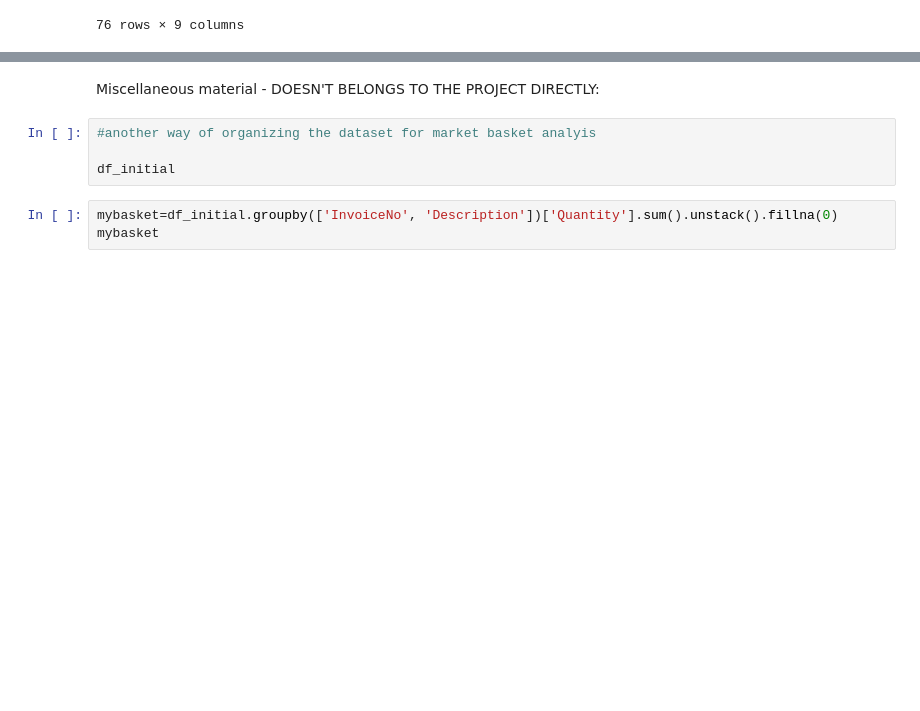
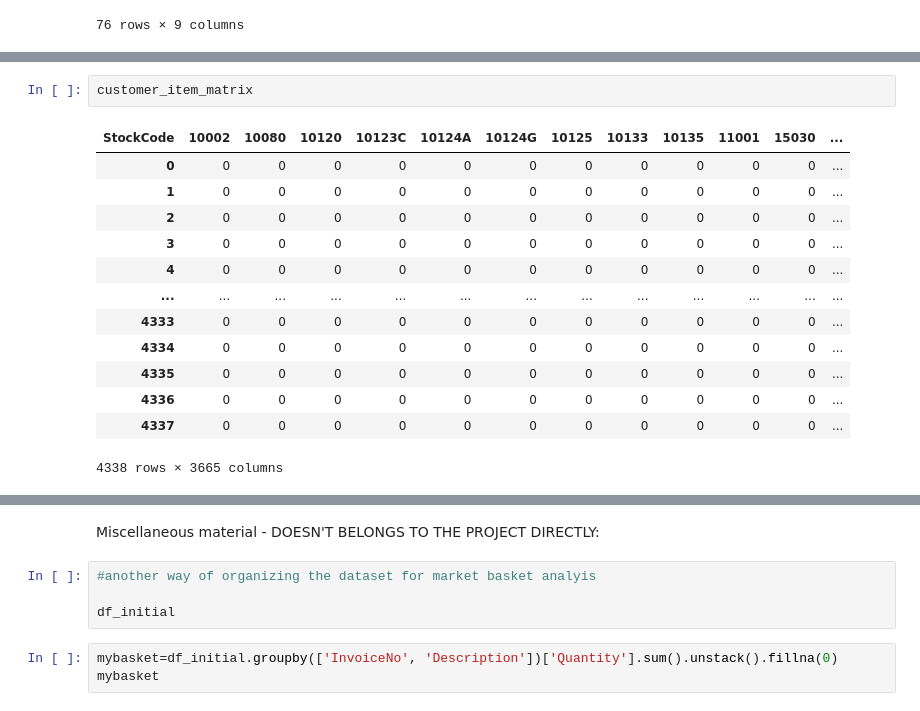
Before and after one commit to vbanai/ML-Technics-in-Retail, a Jupyter notebook: Comprehensive_ecommerce_analysis.ipynb, the cells around one changed output, grey strips where cells are left out. Saved outputs shown, nothing was run; the diff lists cells and outputs as text; blank space fills up the shorter version.

```diff
--- a/Comprehensive_ecommerce_analysis.ipynb
+++ b/Comprehensive_ecommerce_analysis.ipynb
@@ -1167,0 +1271,16 @@ rules
+# %%
+customer_item_matrix
+# %% [output]
+| StockCode | 10002 | 10080 | 10120 | 10123C | 10124A | 10124G | 10125 | 10133 | 10135 | 11001 | 15030 | ... |
+| 0 | 0 | 0 | 0 | 0 | 0 | 0 | 0 | 0 | 0 | 0 | 0 | ... |
+| 1 | 0 | 0 | 0 | 0 | 0 | 0 | 0 | 0 | 0 | 0 | 0 | ... |
+| 2 | 0 | 0 | 0 | 0 | 0 | 0 | 0 | 0 | 0 | 0 | 0 | ... |
+| 3 | 0 | 0 | 0 | 0 | 0 | 0 | 0 | 0 | 0 | 0 | 0 | ... |
+| 4 | 0 | 0 | 0 | 0 | 0 | 0 | 0 | 0 | 0 | 0 | 0 | ... |
+| ... | ... | ... | ... | ... | ... | ... | ... | ... | ... | ... | ... | ... |
+| 4333 | 0 | 0 | 0 | 0 | 0 | 0 | 0 | 0 | 0 | 0 | 0 | ... |
+| 4334 | 0 | 0 | 0 | 0 | 0 | 0 | 0 | 0 | 0 | 0 | 0 | ... |
+| 4335 | 0 | 0 | 0 | 0 | 0 | 0 | 0 | 0 | 0 | 0 | 0 | ... |
+| 4336 | 0 | 0 | 0 | 0 | 0 | 0 | 0 | 0 | 0 | 0 | 0 | ... |
+| 4337 | 0 | 0 | 0 | 0 | 0 | 0 | 0 | 0 | 0 | 0 | 0 | ... |
+4338 rows × 3665 columns
```
Also changed, not shown: parts of 31 cells of this notebook.
